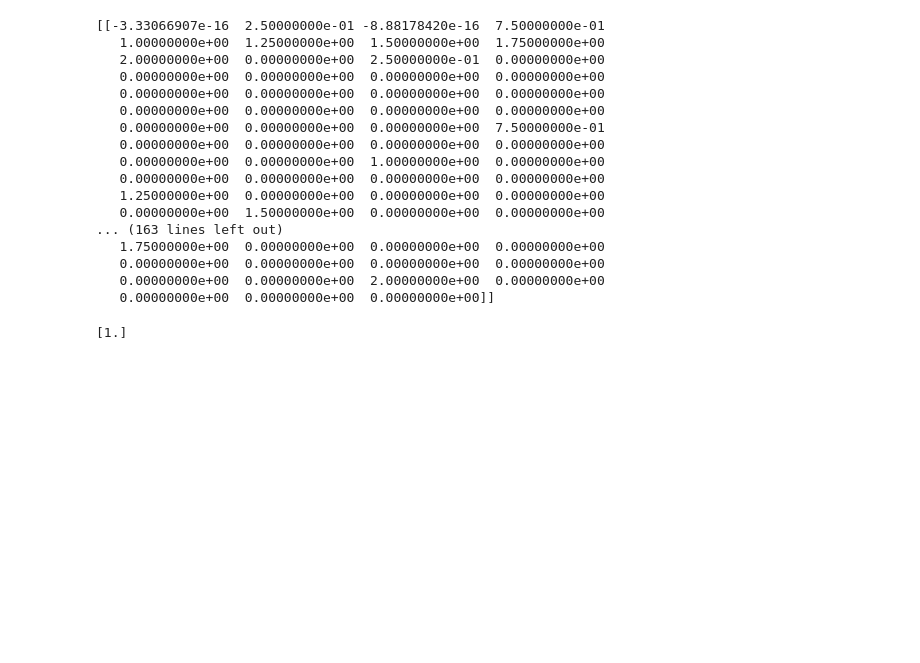
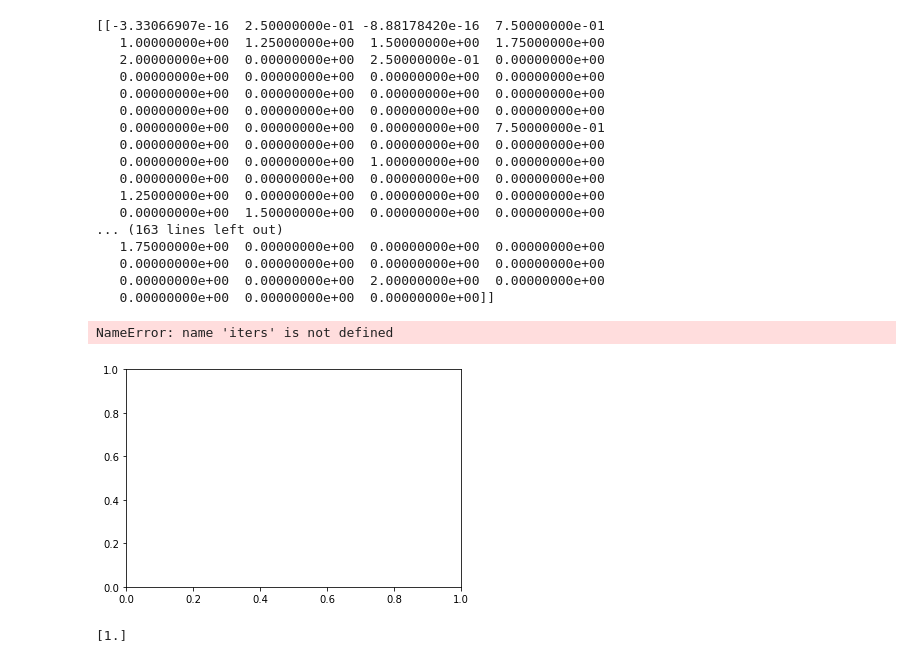
Before and after one commit to psalmodieur/machine_learning, a Jupyter notebook: projet machine learning/Régression Polynomiale.ipynb, the cells around one changed output. Cells and saved outputs as stored; diff of their text form; code cells hidden in the pictures; blank space fills up the shorter version.

```diff
--- a/projet machine learning/Régression Polynomiale.ipynb
+++ b/projet machine learning/Régression Polynomiale.ipynb
@@ -111,6 +111,16 @@ print(coefficient)
    0.00000000e+00  0.00000000e+00  0.00000000e+00  0.00000000e+00
    0.00000000e+00  0.00000000e+00  2.00000000e+00  0.00000000e+00
    0.00000000e+00  0.00000000e+00  0.00000000e+00]]
+# %%
+import matplotlib.pyplot as plt
+fig, ax = plt.subplots()
+ax.plot(np.arange(iters), cost, 'r')
+ax.set_xlabel('Iterations')
+ax.set_ylabel('Cout')
+ax.set_title('erreur entrainement')
+# %% [output]
+NameError: name 'iters' is not defined
+[figure, added]
 # %%
 print(interceptors)
 # %% [output]
```
Also changed, not shown: 2 other files.
